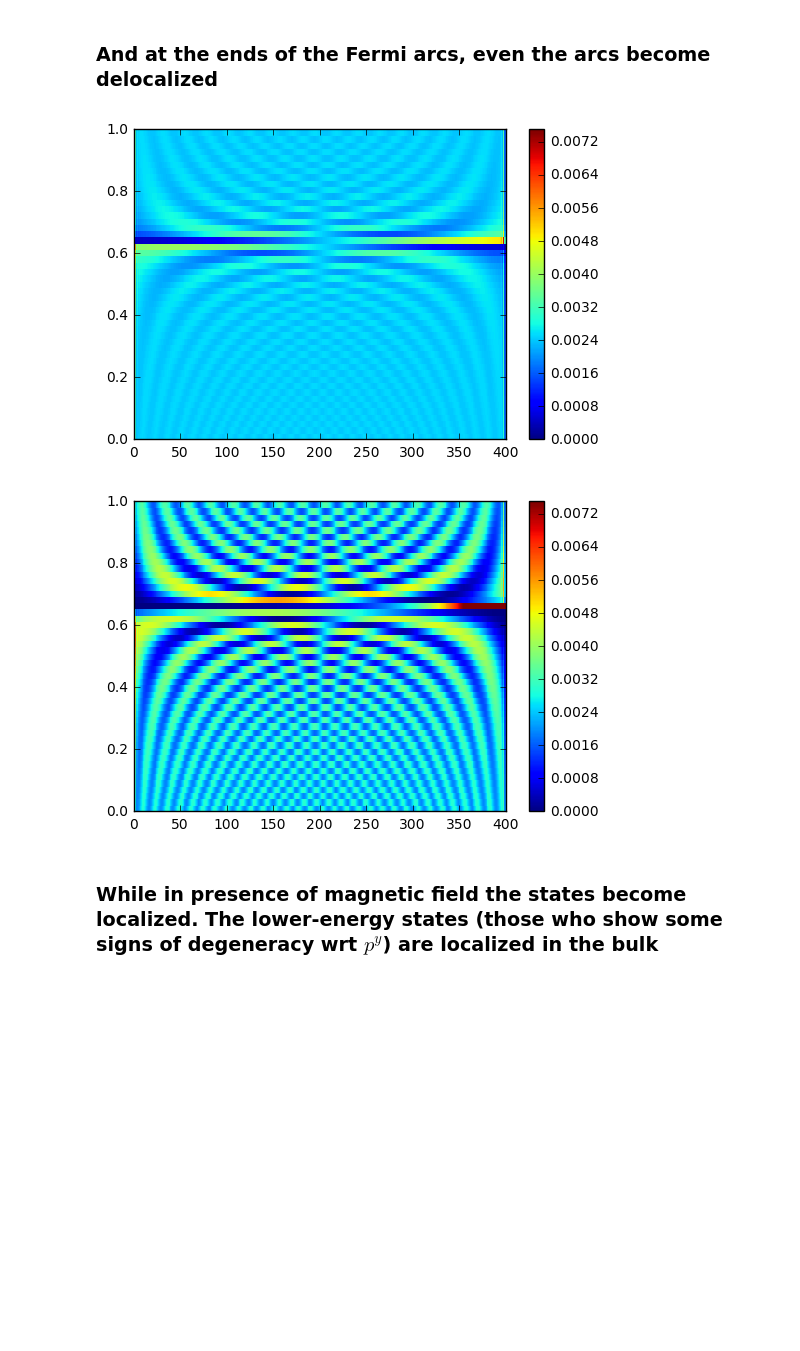
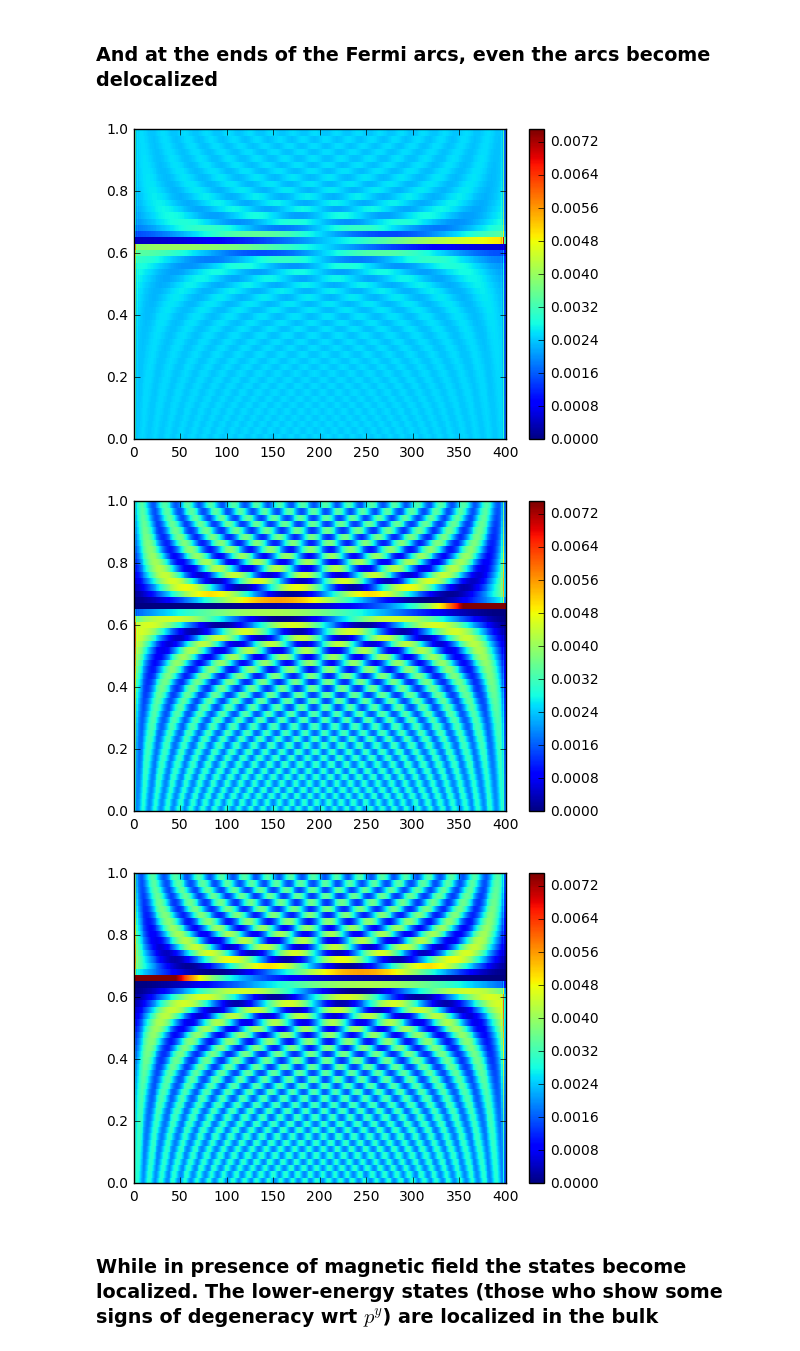
Before and after one commit to Artem-Ivashko/Vazifeh-Franz-magnetic-field, a Jupyter notebook: General-features.ipynb, the cells around one changed output. Cells and saved outputs as stored; diff of their text form; code cells hidden in the pictures; blank space fills up the shorter version.

```diff
--- a/General-features.ipynb
+++ b/General-features.ipynb
@@ -156,19 +156,24 @@ del params, evals, evecs
 # %%
 params = copy(ParametersDefault)
 params.pz = params.pzNode2
 
 params.py = 0.005
 evals, evecs = diagonalize_1D(fsys_1D,params)
 density_plot_1D(fsys_1D,params,evecs)
 
 params.py = 0.05
 evals, evecs = diagonalize_1D(fsys_1D,params)
 density_plot_1D(fsys_1D,params,evecs)
 
+params.py = -0.05
+evals, evecs = diagonalize_1D(fsys_1D,params)
+density_plot_1D(fsys_1D,params,evecs)
+
 del params, evals, evecs
 # %% [output]
 [figure]
 [figure]
+[figure, added]
 # %% [markdown]
 ### While in presence of magnetic field the states become localized. The lower-energy states (those who show some signs of degeneracy wrt $p^y$) are localized in the bulk
 # %%
```
Also changed, not shown: parts of 1 cell of this notebook, 1 other file.
